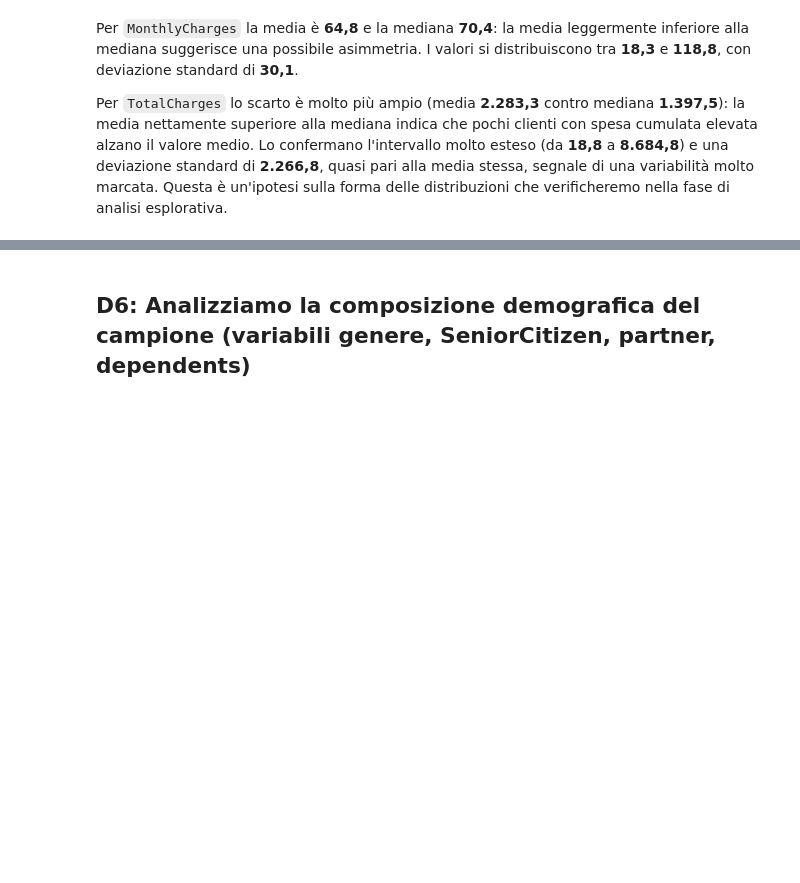
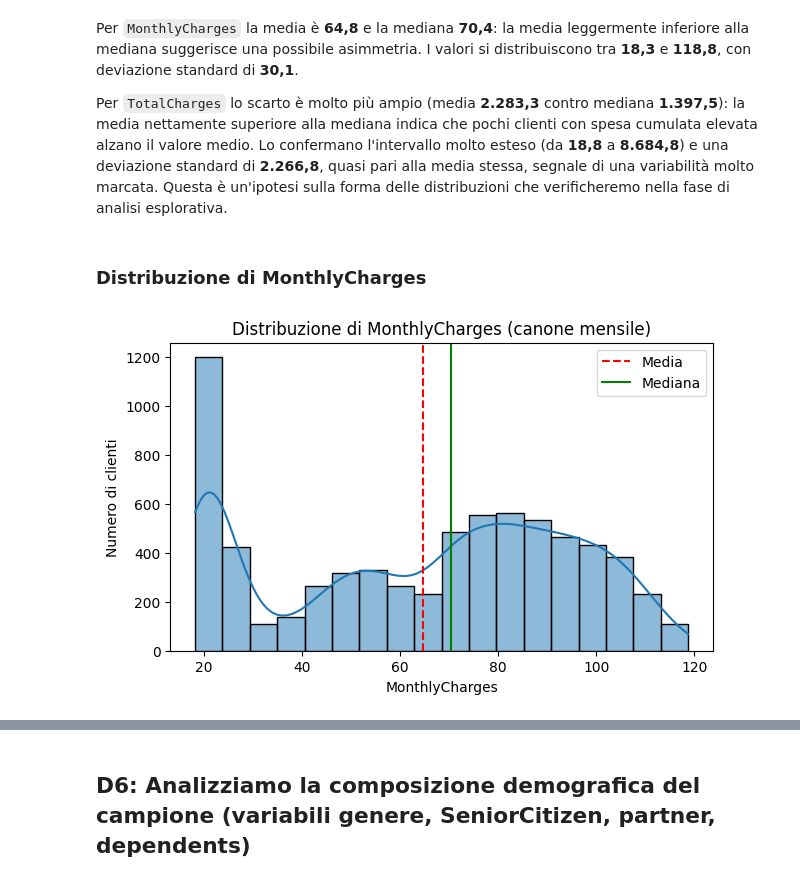
Before and after one commit to aurorap1/Progetto-Data-Science-Gruppo-8-, a Jupyter notebook: DATA/ProgettoDataScienceGruppo_8.ipynb, the cells around one changed output, grey strips where cells are left out. Drawn from its saved outputs; the diff is of its cells as text; code cells hidden in the pictures; blank space fills up the shorter version.

```diff
--- a/DATA/ProgettoDataScienceGruppo_8.ipynb
+++ b/DATA/ProgettoDataScienceGruppo_8.ipynb
@@ -190,3 +206,19 @@ TotalCharges: media = 2283.30, mediana = 1397.47, std = 2266.77, min = 18.80, ma
 Per `MonthlyCharges` la media è **64,8** e la mediana **70,4**: la media leggermente inferiore alla mediana suggerisce una possibile asimmetria. I valori si distribuiscono tra **18,3** e **118,8**, con deviazione standard di **30,1**.
 
 Per `TotalCharges` lo scarto è molto più ampio (media **2.283,3** contro mediana **1.397,5**): la media nettamente superiore alla mediana indica che pochi clienti con spesa cumulata elevata alzano il valore medio. Lo confermano l'intervallo molto esteso (da **18,8** a **8.684,8**) e una deviazione standard di **2.266,8**, quasi pari alla media stessa, segnale di una variabilità molto marcata. Questa è un'ipotesi sulla forma delle distribuzioni che verificheremo nella fase di analisi esplorativa.
+# %% [markdown]
+### Distribuzione di MonthlyCharges
+# %%
+# Visualizziamo graficamente la distribuzione della variabile 'Monthly Charges'
+
+plt.figure(figsize=(7, 4))
+sns.histplot(df["MonthlyCharges"], kde=True)
+plt.axvline(df["MonthlyCharges"].mean(),   color="red",   linestyle="--", label="Media")
+plt.axvline(df["MonthlyCharges"].median(), color="green", linestyle="-",  label="Mediana")
+plt.title("Distribuzione di MonthlyCharges (canone mensile)")
+plt.xlabel("MonthlyCharges")
+plt.ylabel("Numero di clienti")
+plt.legend()
+plt.show()
+# %% [output]
+[figure, added]
```
Also changed, not shown: parts of 21 cells of this notebook.
